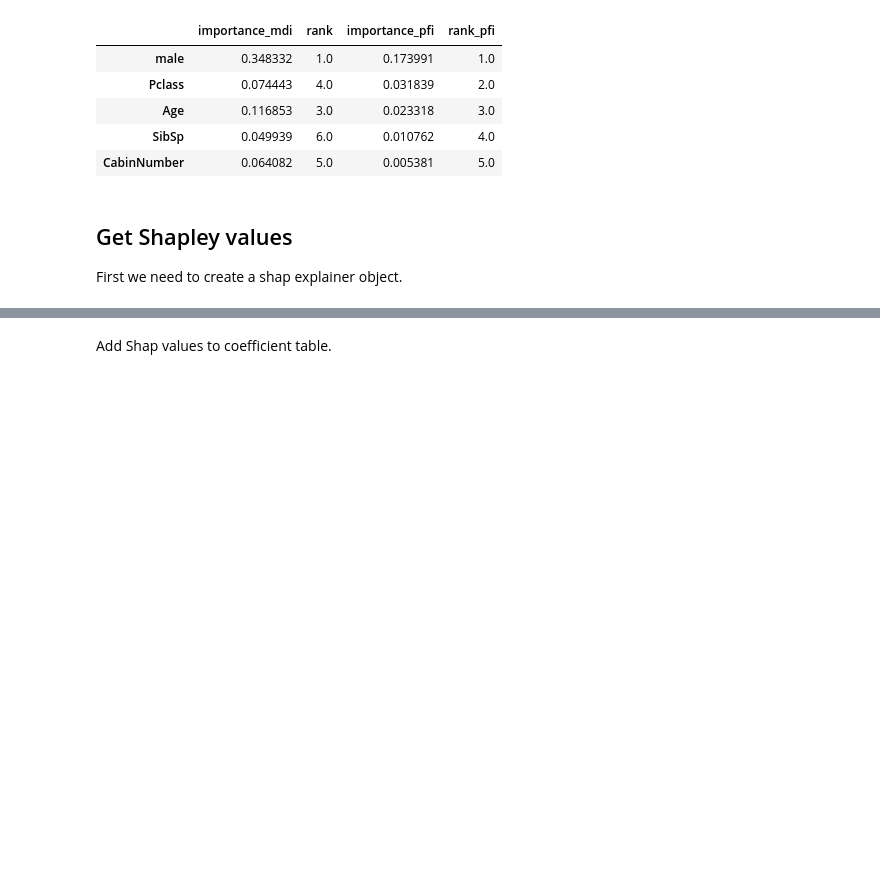
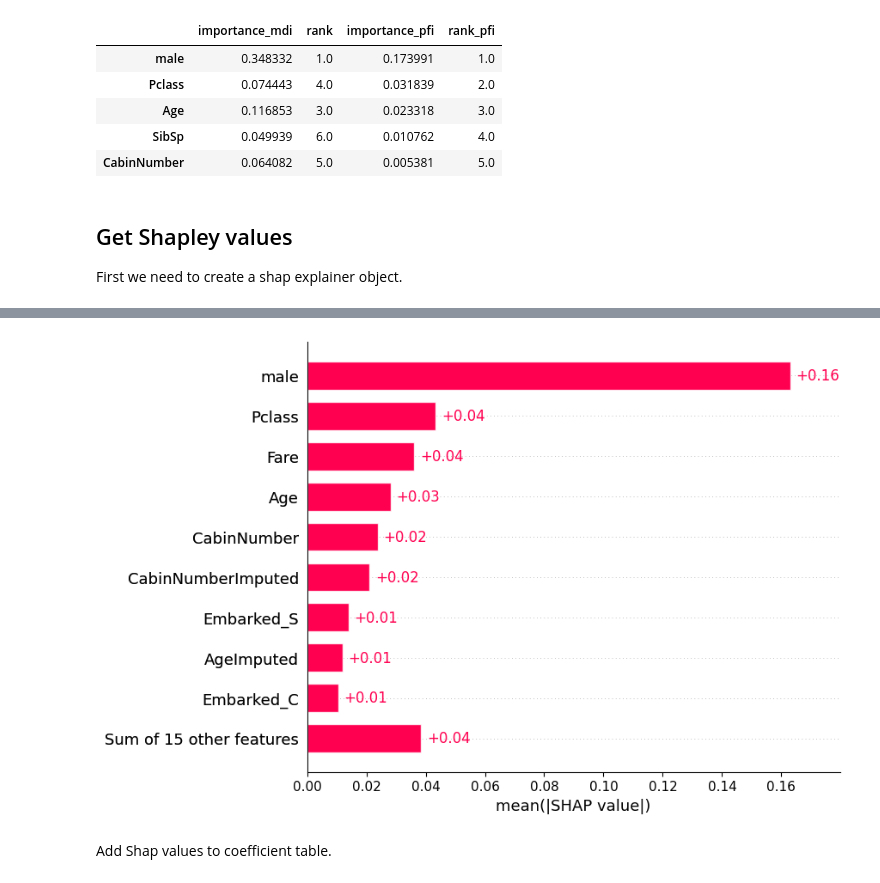
Before and after one commit to hsma-programme/h6_4g_explainable_ai, a Jupyter notebook: teaching_notebooks/pdp_ice_feature_importance_shap_table_tree_classification_titanic.ipynb, the cells around one changed output, grey strips where cells are left out. Cells and saved outputs as stored; diff of their text form; code cells hidden in the pictures; blank space fills up the shorter version.

```diff
--- a/teaching_notebooks/pdp_ice_feature_importance_shap_table_tree_classification_titanic.ipynb
+++ b/teaching_notebooks/pdp_ice_feature_importance_shap_table_tree_classification_titanic.ipynb
@@ -233,3 +313,10 @@ shap_values_numeric = shap_values.values
+# %%
+# Random forests seem to give us a slightly different output format,
+# so we adjust the line below to just bring back the results from the
+# positive class
+shap.plots.bar(shap_values[:, :, 1])
+# %% [output]
+[figure, added]
 # %% [markdown]
 Add Shap values to coefficient table.
 # %%
```
Also changed, not shown: parts of 13 cells of this notebook, 2 other files.
